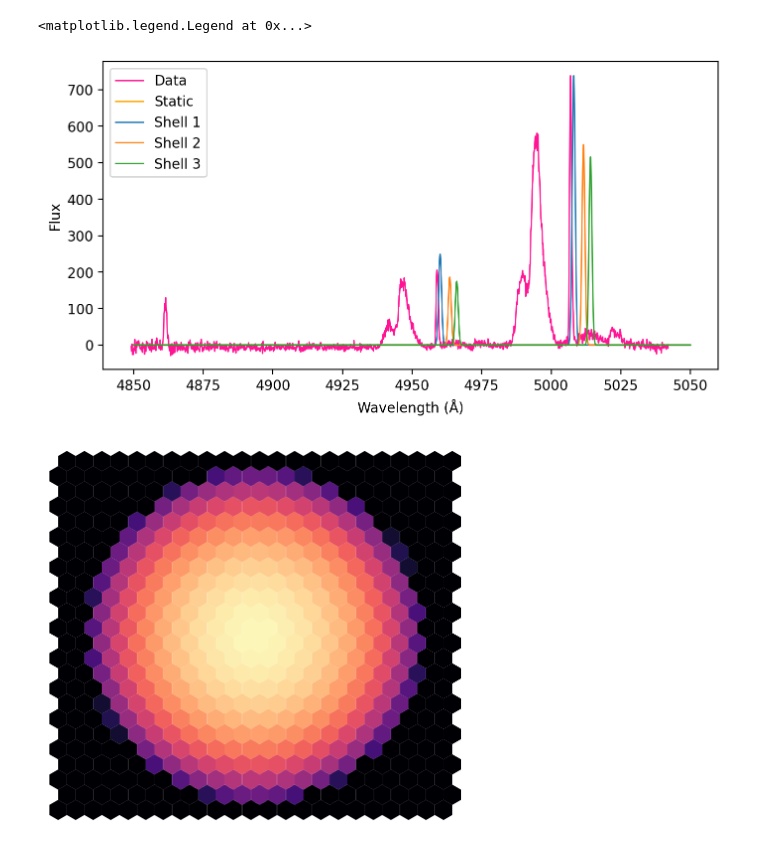
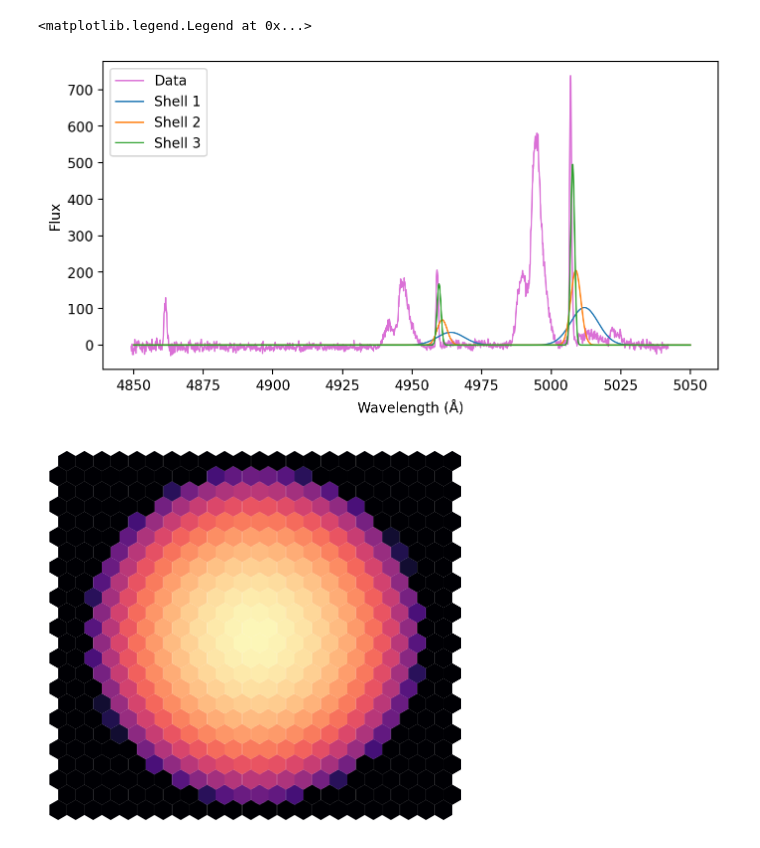
Before and after one commit to callumbloor/snr_stuff, a Jupyter notebook: linemodel.ipynb, the cells around one changed output. Saved outputs shown, nothing was run; the diff lists cells and outputs as text; code cells hidden in the pictures.

Commit message:
bulk velocity broadening

```diff
--- a/linemodel.ipynb
+++ b/linemodel.ipynb
@@ -108,12 +108,17 @@ def getspectrum(wl, T, ne, lines, vel, x=None, y=None, R=None, dR=None, static=F
         else:
             F = j
 
+        # thermal broadening
+        sigma_th = broaden(lam0, T, mass)
+
+        # bulk velocity broadening
+        sigma_bulk = (lam0 / c) * vel
+        sigma = np.sqrt(sigma_th**2 + sigma_bulk**2)
+
         # static lines, no Doppler shift
         if static:
-            sigma = broaden(lam0, T, mass)
             xprof = wl - lam0
             prof, amp = getgauss(wl, lam0, sigma, F)
-
             # prof  = F * voigt_profile(xprof, sigma, 1)
             spectrum += prof
 
@@ -121,11 +126,7 @@ def getspectrum(wl, T, ne, lines, vel, x=None, y=None, R=None, dR=None, static=F
             # shifted line center
             lam_c = lam0 * (1 + vel / c)
 
-            # thermal broadening
-            sigma = broaden(lam0, T, mass)
-
             xprof = wl - lam_c
-
             prof, amp = getgauss(wl, lam_c, sigma, F)
             # prof  = F * voigt_profile(xprof, sigma, 0.5)
             spectrum += prof
@@ -162,18 +163,16 @@ x_arr, y_arr = hex[:,0], hex[:,1]
 wl = np.linspace(4850, 5050, 5000)
 
 Rlist = [10, 16, 22]  # shell radii
-klist = [1000, 5000, 1e4]  # velocity scales
+klist = [4500, 2000, 1000]  # velocity scales
 
 near, far, vels = [], [], []
-
 for R, k in zip(Rlist, klist):
     v_near, v_far, v = los_vel(x_arr, y_arr, R, k)
     near.append(v_near) ; far.append(v_far) ; vels.append(v)
 
 idx = 100  # spaxel index
-
-T =  1e6
-ne = 30
+T =  2600 # temperature in K
+ne = 30 # electron density in cm^-3
 
 lines = [
     {'ion': O3,  'wl': 4959, 'mass': m_O},
@@ -225,29 +222,27 @@ static, _ = getspectrum(
 # %%
+data = flux[idx] - np.median(flux[idx])
 norm = np.max(data) / np.max(spec_tot)
 
 z = (5010 - 5007) / 5007 # our data has offset, correcting for that
 
 plt.figure(figsize=(8, 5))
 
-plt.plot(wave / (1 + z), data, label='Data', lw=1, color='deeppink')
-plt.plot(wl, static * norm, lw=1, color='orange', label='Static')
+plt.plot(wave / (1 + z), data, label='Data', lw=1, color='orchid')
+# plt.plot(wl, static * norm, lw=1, color='orange', label='Static')
 
 for i, s in enumerate(shells):
     plt.plot(wl, s * norm, lw=1, label=f'Shell {i+1}')
 
 # plt.plot(wl, spec_tot * norm, lw = 1, color='k', label='Total')
 
 plt.gca().set_box_aspect(0.5)
 plt.xlabel('Wavelength (Å)')
 plt.ylabel('Flux')
 
 plt.legend(loc = 'upper left')
-
-
-#plt.ylim(None, 15)
 # %% [output]
 <matplotlib.legend.Legend at 0x...>
-[figure, old version]
+[figure, new version]
 # %%
 nearsum = near[0]
 r = 0.6
```
Also changed, not shown: parts of 3 cells of this notebook.
